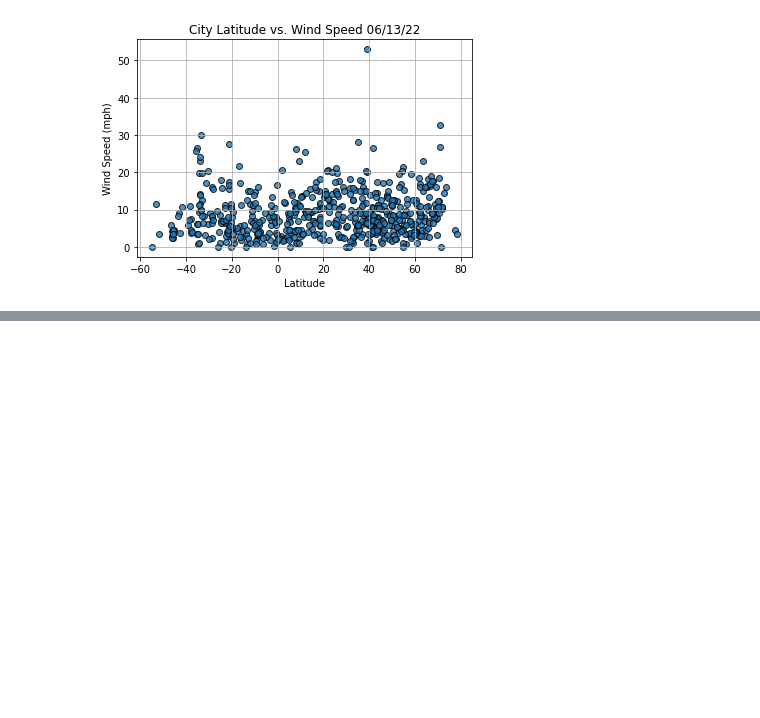
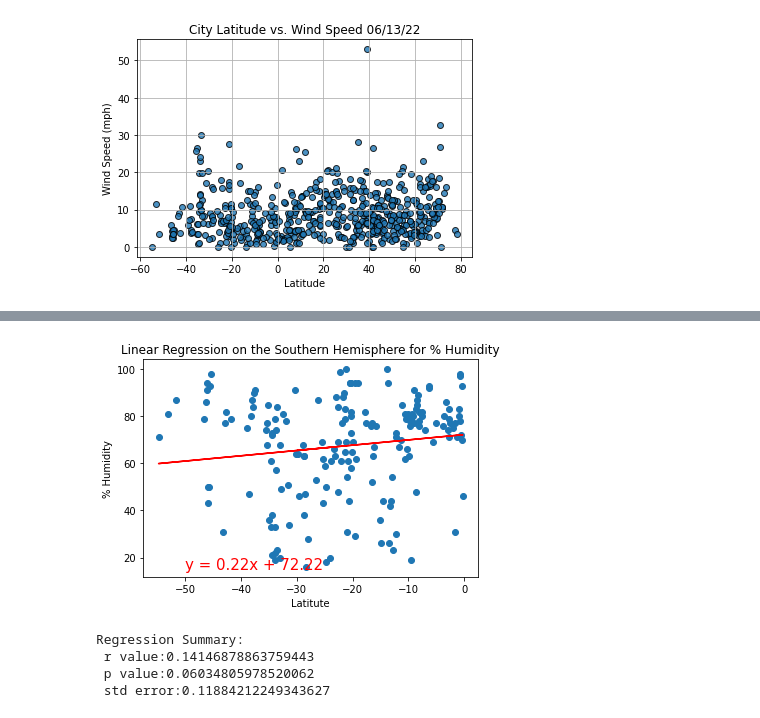
Before and after one commit to mearsdj/World_Weather_Analysis, a Jupyter notebook: WeatherPy.ipynb, the cells around one changed output, grey strips where cells are left out. Cells and saved outputs as stored; diff of their text form; code cells hidden in the pictures; blank space fills up the shorter version.

```diff
--- a/WeatherPy.ipynb
+++ b/WeatherPy.ipynb
@@ -273,0 +371,14 @@ plt.show()
+# %%
+# Linear regression on the Southern Hemisphere
+x_values = southern_hemi_df["Lat"]
+y_values = southern_hemi_df["Humidity"]
+# Call the function.
+plot_linear_regression(x_values, y_values,
+                       'Linear Regression on the Southern Hemisphere \
+for % Humidity', '% Humidity',(-50,15))
+# %% [output]
+[figure, added]
+Regression Summary:
+ r value:0.14146878863759443
+ p value:0.06034805978520062
+ std error:0.11884212249343627
```
Also changed, not shown: parts of 11 cells of this notebook.
